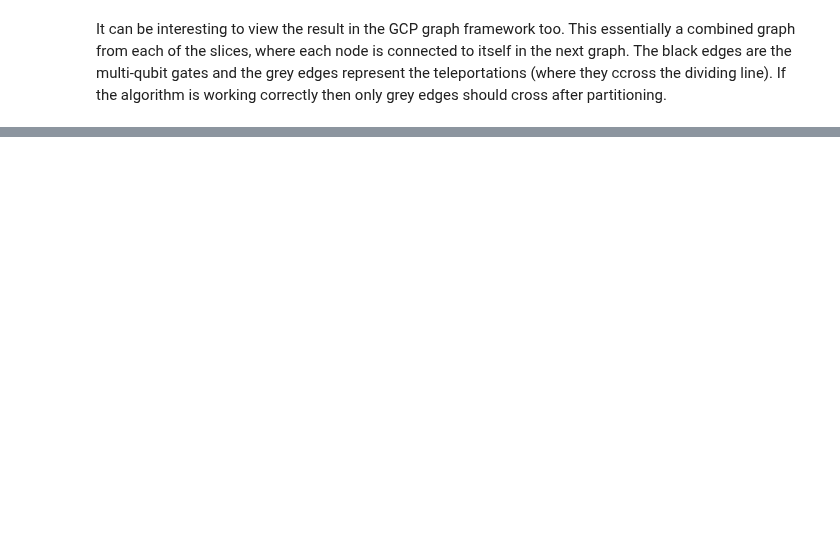
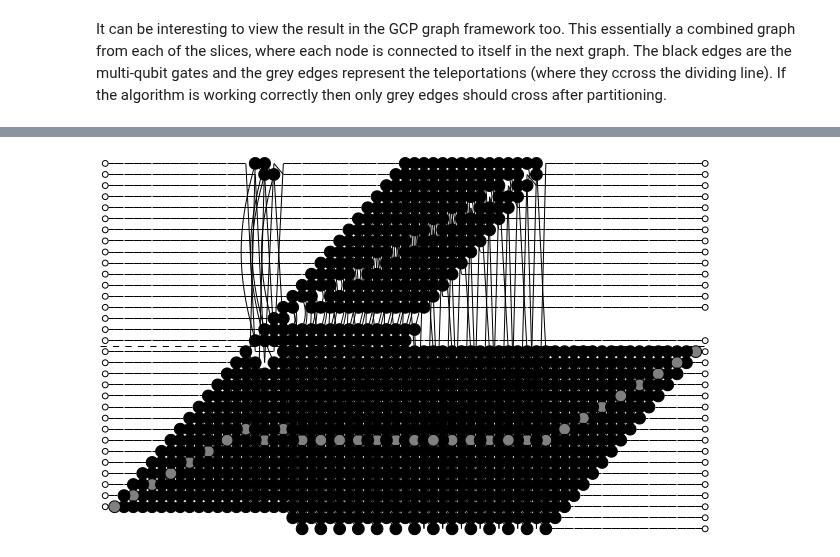
Before and after one commit to felix-burt/DISQCO, a Jupyter notebook: src/disqco/parti/fgp/fgp_roee_walkthrough.ipynb, the cells around one changed output, grey strips where cells are left out. Saved outputs shown, nothing was run; the diff lists cells and outputs as text; code cells hidden in the pictures; blank space fills up the shorter version.

```diff
--- a/src/disqco/parti/fgp/fgp_roee_walkthrough.ipynb
+++ b/src/disqco/parti/fgp/fgp_roee_walkthrough.ipynb
@@ -15,30 +13,35 @@ The *main_algorithm* produces the list of graphs and performs the fgp algorithm
 # %%
-from fgp_roee import *
+from disqco.parti.fgp.fgp_roee import *
 from qiskit.circuit.library import QuantumVolume, QFT
 from qiskit import transpile
 import time
-from cp_fraction import *
+from disqco.circuits.cp_fraction import *
 
 # Define the number of qubits and the circuit
-num_qubits = 192
+num_qubits = 32
 # circuit = QuantumVolume(num_qubits, depth=5, seed=10)
-circuit = QFT(num_qubits)
 
-circuit = cp_fraction(num_qubits, num_qubits, fraction=0.5)
+circuit = QFT(num_qubits, do_swaps=False)
+
+# circuit = cp_fraction(num_qubits, num_qubits, fraction=0.5)
 # Transpile the circuit into some basis gates. The gate set here was used to match those used in teh GCP paper, but it shouldn't matter which gates are used.
 # basis_gates = ['cx','h', 'rz']
+
 basis_gates = ['cp','u']
+
 transpiled_circuit = transpile(circuit, basis_gates=basis_gates)
 # Define the number of partitions
 num_partitions = 2
+
 # Define the QPU sizes in terms of data qubit capacity, here they are defined to be equal and match the number of qubits in the circuit.
 # Note that if the number of qubits in the circuit is odd, fully local partitions can be impossible.
 # E.g. if you have a 9 qubit circuit and 3x3 qubit QPUs, then you can't accomodate 4 pairs of qubits interacting at the same time, so you need to increase the size of the QPUs.
 
-qpu_sizes = [int(num_qubits/num_partitions) for _ in range(num_partitions)]
+qpu_sizes = [int(num_qubits/num_partitions) + 1 for _ in range(num_partitions)]
 
 
-initial_partition = set_initial_partition(qpu_info=qpu_sizes,num_partitions=num_partitions)
+initial_partition = set_initial_partition_fgp(qpu_info=qpu_sizes,num_partitions=num_partitions)
+
 start = time.time()
 partition, cost, mapping = main_algorithm(circuit=transpiled_circuit, qpu_info=qpu_sizes,initial_partition=initial_partition,remove_singles=False,choose_initial=True)
 stop = time.time()
@@ -60,0 +54,10 @@ draw_graph_(final_graph,qpu_sizes)
+# %%
+from disqco.graphs.GCP_hypergraph import QuantumCircuitHyperGraph
+from disqco.drawing.tikz_drawing import draw_graph_tikz
+%load_ext jupyter_tikz
+
+initial_graph = QuantumCircuitHyperGraph(transpiled_circuit, group_gates=False)
+
+draw_graph_tikz(initial_graph, partition, qpu_sizes)
+# %% [output]
+[figure, added]
```
Also changed, not shown: parts of 3 cells of this notebook.
